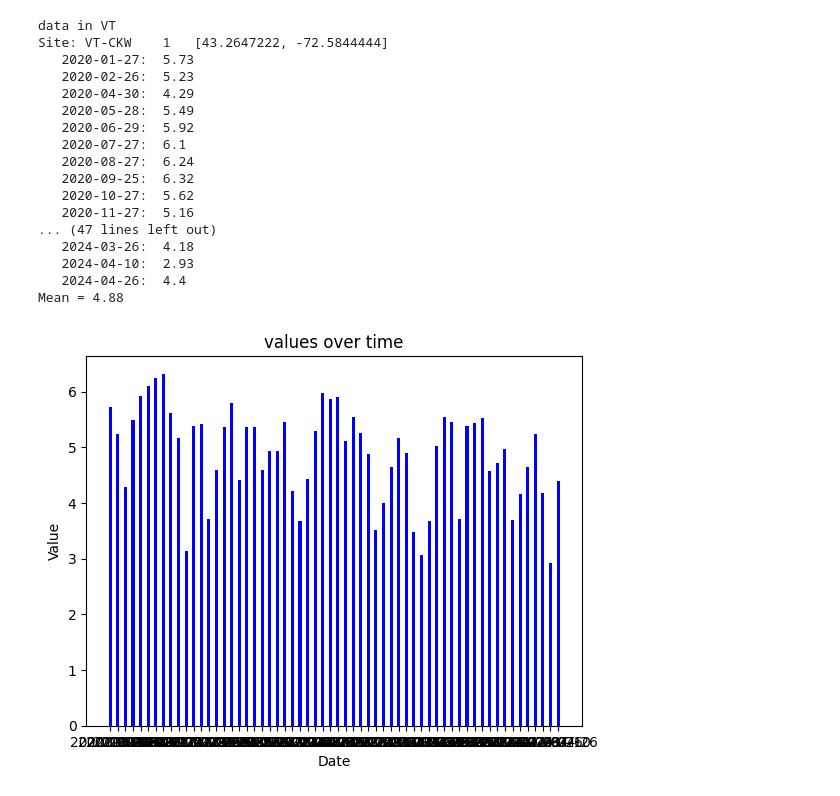
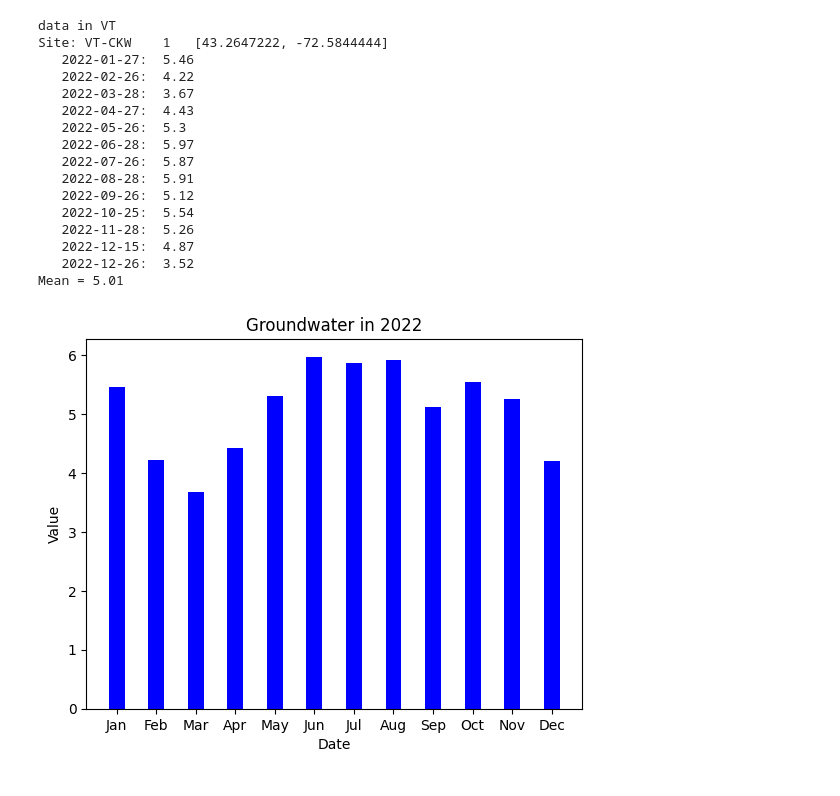
Before and after one commit to kschneider12/Cornell2024, a Jupyter notebook: test_journal.ipynb, the cells around one changed output. Drawn from its saved outputs; the diff is of its cells as text; code cells hidden in the pictures.

```diff
--- a/test_journal.ipynb
+++ b/test_journal.ipynb
@@ -1,8 +1,8 @@
 # %%
 import requests
-def get_usgs_gw1(state, start_year):
+def get_usgs_gw1(state, start_year, end_year):
     where = "stateCd={}".format(state)
-    waterservices = "https://waterservices.usgs.gov/nwis/gwlevels/?format=json&siteStatus=active&startDT=%s-01-01&siteType=GW&parameterCd=72019&%s" % (start_year, where)
+    waterservices = "https://waterservices.usgs.gov/nwis/gwlevels/?format=json&siteStatus=active&startDT=%s-01-01&endDT=%s-12-31&siteType=GW&parameterCd=72019&%s" % (start_year, end_year, where)
     #try:
     req = requests.post(waterservices)
     return req.json()
@@ -20,68 +20,74 @@ def get_usgs_gw2(state, start_year):
         return {"error": "Error on USGS access 2"}
 # %%
 # Date collection
+
 def get_gw_date(data, site, index):
     return data["value"]["timeSeries"][site]["values"][0]["value"][index]["dateTime"][0:10]
-
 # Value
 def get_gw_value(data, site, index):
     return float(data["value"]["timeSeries"][site]["values"][0]["value"][index]["value"])
-
 # Site name
 def get_site(data, site):
     return data["value"]["timeSeries"][site]["sourceInfo"]["siteName"]
-
 # Coordinates
 def get_coordinates(data, site):
     coordinates = [data["value"]["timeSeries"][site]["sourceInfo"]["geoLocation"]["geogLocation"]["latitude"], data["value"]["timeSeries"][site]["sourceInfo"]["geoLocation"]["geogLocation"]["longitude"]]
     return coordinates
-
 # Show all data for a site
-def show_site_data(data, site):
+def show_site_data(data, site, print_data):
     graph = {}
     values_len = len(data["value"]["timeSeries"][site]["values"][0]["value"])
     for i in range(values_len):
-        print(f"   {get_gw_date(data, site, i)}:  {get_gw_value(data, site, i)}")
+        if print_data:
+            print(f"   {get_gw_date(data, site, i)}:  {get_gw_value(data, site, i)}")
         graph[get_gw_date(data, site, i)] = get_gw_value(data, site, i)
     return graph
 # %%
-# Get data for a specific site
+# Get monthly data at a station over a year
 import numpy as np
 import matplotlib.pyplot as plt
+MONTHS = ['Jan', 'Feb', 'Mar', 'Apr', 'May', 'Jun', 'Jul', 'Aug', 'Sep', 'Oct', 'Nov', "Dec"]
 
 # MODIFY THESE
 state = "VT"
-start_date = "2020"
+start_date = "2022"
+end_date = "2022"
 index_of_site = 1
 
-
-data = get_usgs_gw1(state, start_date)
+data = get_usgs_gw1(state, start_date, end_date)
 print('data in %s' % (state))
 print(f"Site: {get_site(data, index_of_site)}   {get_coordinates(data, index_of_site)}")
-graph = show_site_data(data, index_of_site)
-plt.bar(list(graph.keys()), list(graph.values()), color = "blue", width = 0.4)
+graph = show_site_data(data, index_of_site, True)
+month_data = [0,0,0,0,0,0,0,0,0,0,0,0]
+month_data_2 = [0,0,0,0,0,0,0,0,0,0,0,0]
+# Organize data into months
+for i in range(len(graph)):
+    month_data[int(list(graph.keys())[i][5:7]) - 1] += float(list(graph.values())[i])
+    month_data_2[int(list(graph.keys())[i][5:7]) - 1] += 1
+for i in range(12):
+    month_data[int(list(graph.keys())[i][5:7]) - 1] /= month_data_2[int(list(graph.keys())[i][5:7]) - 1]
+plt.bar(MONTHS, month_data, color = "blue", width = 0.4)
 mean = sum(list(graph.values())) / len(list(graph.values()))
 print(f"Mean = {mean:.2f}")
 plt.xlabel("Date")
 plt.ylabel("Value")
-plt.title("values over time")
+plt.title("Groundwater in %s" % (start_date))
 plt.show()
 # %% [output]
 data in VT
 Site: VT-CKW    1   [43.2647222, -72.5844444]
-   2020-01-27:  5.73
-   2020-02-26:  5.23
-   2020-04-30:  4.29
-   2020-05-28:  5.49
-   2020-06-29:  5.92
-   2020-07-27:  6.1
-   2020-08-27:  6.24
-   2020-09-25:  6.32
-   2020-10-27:  5.62
-   2020-11-27:  5.16
-... (47 lines left out)
-   2024-03-26:  4.18
-   2024-04-10:  2.93
-   2024-04-26:  4.4
-Mean = 4.88
+   2022-01-27:  5.46
+   2022-02-26:  4.22
+   2022-03-28:  3.67
+   2022-04-27:  4.43
+   2022-05-26:  5.3
+   2022-06-28:  5.97
+   2022-07-26:  5.87
+   2022-08-28:  5.91
+   2022-09-26:  5.12
+   2022-10-25:  5.54
+   2022-11-28:  5.26
+   2022-12-15:  4.87
+   2022-12-26:  3.52
+Mean = 5.01
-[figure, old version]
+[figure, new version]
```
Also changed, not shown: parts of 1 cell of this notebook.
